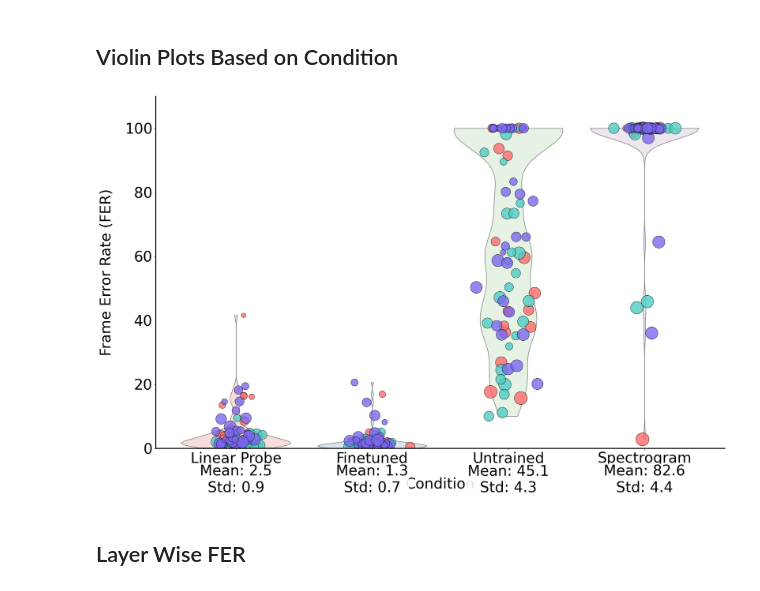
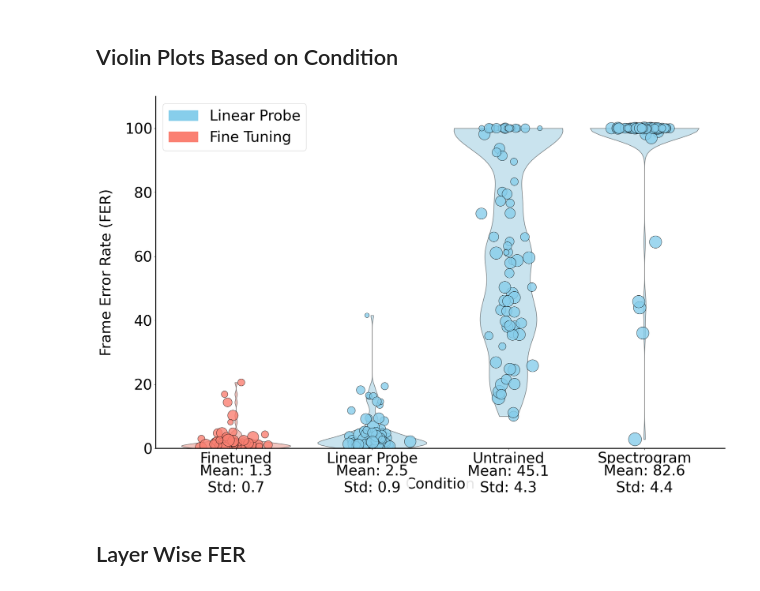
Before and after one commit to georgevenven/tweety_bert, a Jupyter notebook: figure_generation_scripts/linear_probe_analysis.ipynb, the cells around one changed output. Drawn from its saved outputs; the diff is of its cells as text; code cells hidden in the pictures.

Commit message:
fig gen plots for loss + upgrade to g truth vis

```diff
--- a/figure_generation_scripts/linear_probe_analysis.ipynb
+++ b/figure_generation_scripts/linear_probe_analysis.ipynb
@@ -8,36 +8,37 @@ import pandas as pd
 import matplotlib.pyplot as plt
 import seaborn as sns
 from collections import defaultdict
+import matplotlib.patches as mpatches
 
-# Define mapping between directory names and display names
+# define mapping between directory names and display names
 condition_mapping = {
+    'TweetyBERT_finetuned': 'Finetuned',
     'TweetyBERT_linear_probe': 'Linear Probe',
-    'TweetyBERT_finetuned': 'Finetuned',
     'TweetyBERT_untrained': 'Untrained',
     'linear_probe_raw_spectrogram': 'Spectrogram'
 }
 
-# Update the base conditions - remove the LLB suffix as we'll combine them
+# update the base conditions - remove the LLB suffix as we'll combine them
 base_conditions_dirs = [
+    'TweetyBERT_finetuned',
     'TweetyBERT_linear_probe',
-    'TweetyBERT_finetuned',
     'TweetyBERT_untrained',
     'linear_probe_raw_spectrogram'
 ]
 
 base_path = '/home/george-vengrovski/Documents/projects/tweety_bert_paper/results'
 
-# Initialize data structure to store FERs and class proportions
+# initialize data structure to store FERs and class proportions
 all_data = []
-condition_total_fers = defaultdict(list)  # For computing std across LLB variants
+condition_total_fers = defaultdict(list)  # for computing std across LLB variants
 
-# Load JSON files and aggregate data
+# load JSON files and aggregate data
 for llb in ['llb3', 'llb11', 'llb16']:
     for base_cond in base_conditions_dirs:
         cond = f"{base_cond}_{llb}"
         cond_path = os.path.join(base_path, cond)
         if not os.path.exists(cond_path):
-            print(f"Warning: Directory not found: {cond_path}")
+            print(f"warning: directory not found: {cond_path}")
             continue
 
         for filename in os.listdir(cond_path):
@@ -46,11 +47,11 @@ for llb in ['llb3', 'llb11', 'llb16']:
                 with open(filepath, 'r') as file:
                     data = json.load(file)
 
-                    # Store total FER for std calculation
+                    # store total FER for std calculation
                     total_fer = data['total_frame_error_rate']
                     condition_total_fers[condition_mapping[base_cond]].append(total_fer)
 
-                    # Store individual class FERs and their proportions
+                    # store individual class FERs and their proportions
                     for class_label, fer in data['class_frame_error_rates'].items():
                         all_data.append({
                             'Condition': condition_mapping[base_cond],
@@ -60,11 +61,11 @@ for llb in ['llb3', 'llb11', 'llb16']:
                             'Proportion': data['class_proportions'][class_label]
                         })
 
-# Set style and color parameters
+# set style and color parameters with dpi set to 800
 plt.style.use('default')
-plt.figure(figsize=(20, 14))
+plt.figure(figsize=(20, 14), dpi=800)
 
-# Set consistent font size
+# set consistent font size
 FONT_SIZE = 32
 plt.rcParams.update({
     'font.size': FONT_SIZE,
@@ -77,69 +78,78 @@ plt.rcParams.update({
     'axes.spines.right': False
 })
 
-# Define a more distinct color scheme
-llb_colors = {
-    'llb3': '#FF6B6B',    # Coral red
-    'llb11': '#4ECDC4',   # Turquoise
-    'llb16': '#7B68EE'    # Medium slate blue
+# define a custom palette: leftmost (Finetuned) as pleasant red, others as pleasant blue
+custom_palette = {
+    'Finetuned': 'salmon',
+    'Linear Probe': 'skyblue',
+    'Untrained': 'skyblue',
+    'Spectrogram': 'skyblue'
 }
 
-# Convert to DataFrame for easier handling
+# convert to DataFrame for easier handling
 df = pd.DataFrame(all_data)
 
-# Create violin plot with improved visibility
+# create violin plot with improved visibility using the custom palette
 sns.violinplot(x='Condition', y='FER', data=df,
                bw_method=0.2, cut=0, inner=None,
-               hue='Condition', palette='Pastel1',
+               hue='Condition', palette=custom_palette,
                alpha=0.5, linewidth=1.2, edgecolor='black')
 
-# Set y-axis limit and customize grid
+# remove the automatic legend created by seaborn
+if plt.gca().get_legend() is not None:
+    plt.gca().get_legend().remove()
+
+# set y-axis limit and disable grid
 plt.ylim(0, 110)
 plt.grid(False)
 
-# Add scatter plots with improved styling
+# add scatter plots with improved styling using the same condition colors
 base_conditions = list(condition_mapping.values())
 for i, cond in enumerate(base_conditions):
     condition_data = df[df['Condition'] == cond]
 
-    for llb, color in llb_colors.items():
-        llb_data = condition_data[condition_data['LLB'] == llb]
-        # Scale point sizes logarithmically with a minimum size
-        sizes = [max(80, np.log(prop * 1000 + 1) * 150) for prop in llb_data['Proportion']]
+    # use the custom palette color for all scatter points in this condition
+    scatter_color = custom_palette[cond]
+    sizes = [max(80, np.log(prop * 1000 + 1) * 150) for prop in condition_data['Proportion']]
 
-        plt.scatter(np.random.normal(i, 0.08, size=len(llb_data)),
-                   llb_data['FER'],
-                   color=color,
-                   edgecolor='black',
-                   linewidth=0.8,
-                   alpha=0.8,
-                   s=sizes)
+    plt.scatter(np.random.normal(i, 0.08, size=len(condition_data)),
+                condition_data['FER'],
+                color=scatter_color,
+                edgecolor='black',
+                linewidth=0.8,
+                alpha=0.8,
+                s=sizes)
 
-# Update statistics display - place stats below x-axis labels
+# update statistics display below x-axis labels
 for i, cond in enumerate(base_conditions):
     mean = np.mean(condition_total_fers[cond])
     std_dev = np.std(condition_total_fers[cond])
     plt.text(i, -5, f'Mean: {mean:.1f}\nStd: {std_dev:.1f}',
              ha='center', va='top',
              fontsize=FONT_SIZE,
              bbox=dict(facecolor='white', alpha=0.9, edgecolor='none', pad=2))
 
-# Customize plot appearance
+# add custom legend in the top left: blue = "Linear Probe", red = "Fine Tuning"
+red_patch = mpatches.Patch(color='salmon', label='Fine Tuning')
+blue_patch = mpatches.Patch(color='skyblue', label='Linear Probe')
+plt.legend(handles=[blue_patch, red_patch], loc='upper left')
+
+# customize plot appearance
 plt.xlabel('Condition', fontsize=FONT_SIZE, labelpad=25)
 plt.ylabel('Frame Error Rate (FER)', fontsize=FONT_SIZE, labelpad=25)
 
-# Improve x-axis labels
+# improve x-axis labels
 plt.xticks(rotation=0, ha='center')
 for label in plt.gca().get_xticklabels():
     label.set_fontsize(FONT_SIZE)
 
-# Adjust layout with less padding and make room for stats
+# adjust layout with less padding and make room for stats
 plt.tight_layout(pad=1)
 plt.subplots_adjust(bottom=0.2)
 
 plt.show()
 # %% [output]
-[figure, old version]
+[figure, new version]
 # %% [markdown]
 ## Layer Wise FER
 # %%
```
Also changed, not shown: 8 other files.
